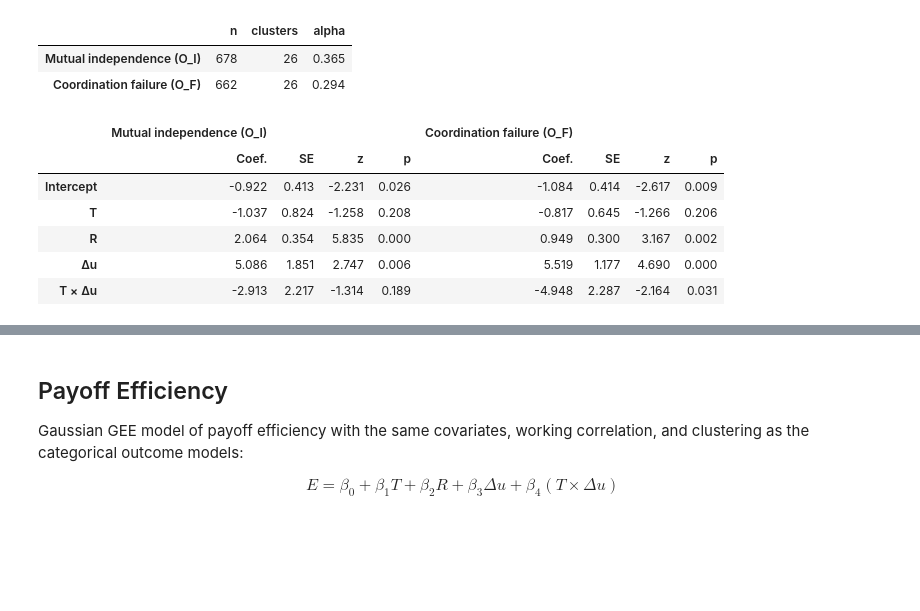
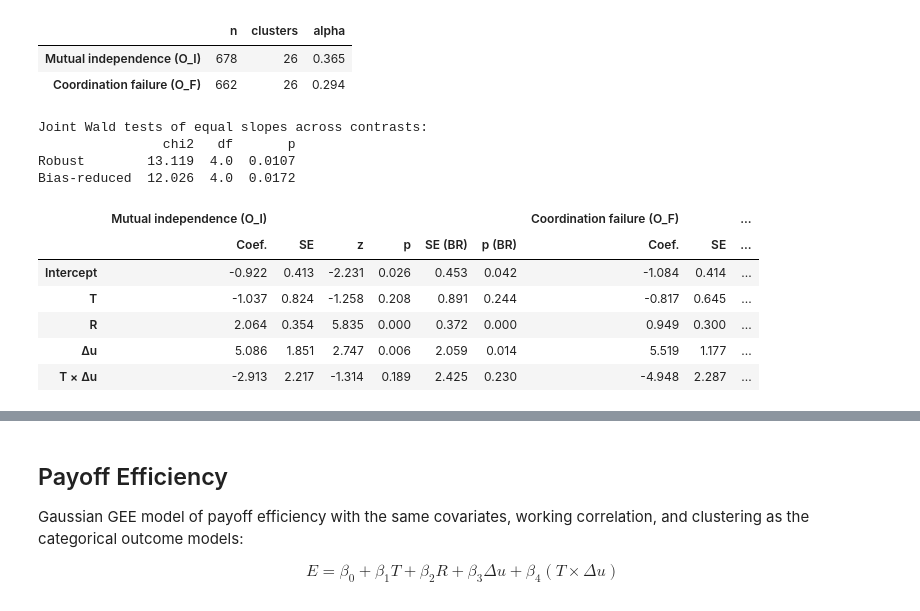
Before and after one commit to code-lab-org/stratdyn, a Jupyter notebook: analysis/analysis.ipynb, the cells around one changed output, grey strips where cells are left out. Drawn from its saved outputs; the diff is of its cells as text; code cells hidden in the pictures; blank space fills up the shorter version.

```diff
--- a/analysis/analysis.ipynb
+++ b/analysis/analysis.ipynb
@@ -220,12 +290,28 @@ pd.DataFrame([fit_info(result) for result in outcome_models.values()], index=lis
 | Mutual independence (O_I) | 678 | 26 | 0.365 |
 | Coordination failure (O_F) | 662 | 26 | 0.294 |
 # %%
-pd.concat({label: coefficient_table(result) for label, result in outcome_models.items()}, axis=1).round(3)
+WALD_LABEL = "O_I − O_F (Wald)"
+
+mutual_independence, coordination_failure = outcome_models.values()
+terms = mutual_independence.params.index
+outcome_wald, outcome_joint = wald_table(
+    [mutual_independence, coordination_failure], [(0, term) for term in terms], [(1, term) for term in terms], terms
+)
+
+print(f"Joint Wald tests of equal slopes across contrasts:\n{outcome_joint.round(4)}\n")
+pd.concat(
+    {**{label: coefficient_table(result) for label, result in outcome_models.items()}, WALD_LABEL: outcome_wald},
+    axis=1,
+).round(3)
 # %% [output]
+Joint Wald tests of equal slopes across contrasts:
+                chi2   df       p
+Robust        13.119  4.0  0.0107
+Bias-reduced  12.026  4.0  0.0172
-|  | Mutual independence (O_I) |  |  |  | Coordination failure (O_F) |  |  |  |
-|  | Coef. | SE | z | p | Coef. | SE | z | p |
-| Intercept | -0.922 | 0.413 | -2.231 | 0.026 | -1.084 | 0.414 | -2.617 | 0.009 |
-| T | -1.037 | 0.824 | -1.258 | 0.208 | -0.817 | 0.645 | -1.266 | 0.206 |
-| R | 2.064 | 0.354 | 5.835 | 0.000 | 0.949 | 0.300 | 3.167 | 0.002 |
-| Δu | 5.086 | 1.851 | 2.747 | 0.006 | 5.519 | 1.177 | 4.690 | 0.000 |
-| T × Δu | -2.913 | 2.217 | -1.314 | 0.189 | -4.948 | 2.287 | -2.164 | 0.031 |
+|  | Mutual independence (O_I) |  |  |  |  |  | Coordination failure (O_F) |  | ... |
+|  | Coef. | SE | z | p | SE (BR) | p (BR) | Coef. | SE | ... |
+| Intercept | -0.922 | 0.413 | -2.231 | 0.026 | 0.453 | 0.042 | -1.084 | 0.414 | ... |
+| T | -1.037 | 0.824 | -1.258 | 0.208 | 0.891 | 0.244 | -0.817 | 0.645 | ... |
+| R | 2.064 | 0.354 | 5.835 | 0.000 | 0.372 | 0.000 | 0.949 | 0.300 | ... |
+| Δu | 5.086 | 1.851 | 2.747 | 0.006 | 2.059 | 0.014 | 5.519 | 1.177 | ... |
+| T × Δu | -2.913 | 2.217 | -1.314 | 0.189 | 2.425 | 0.230 | -4.948 | 2.287 | ... |
```
Also changed, not shown: parts of 13 cells of this notebook.
